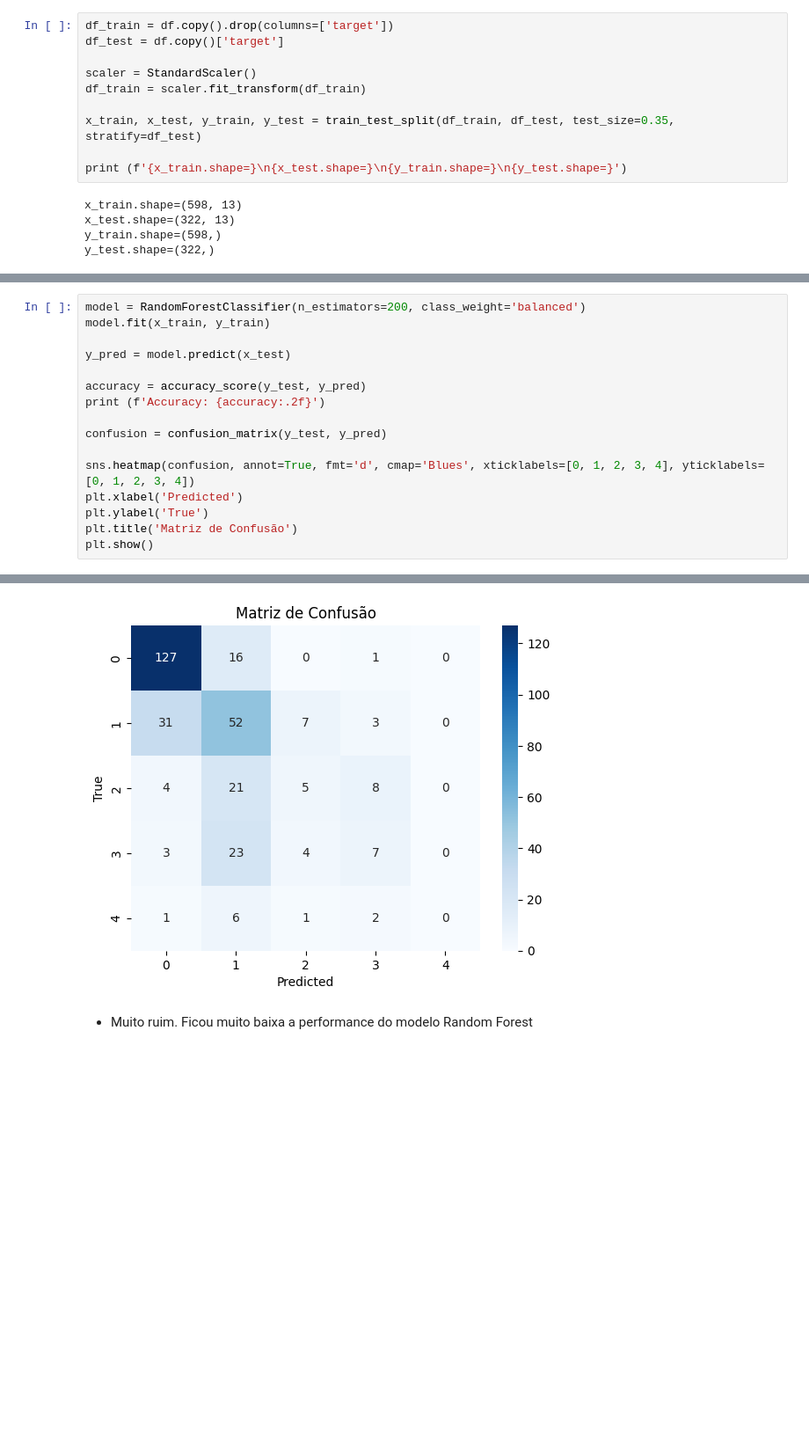
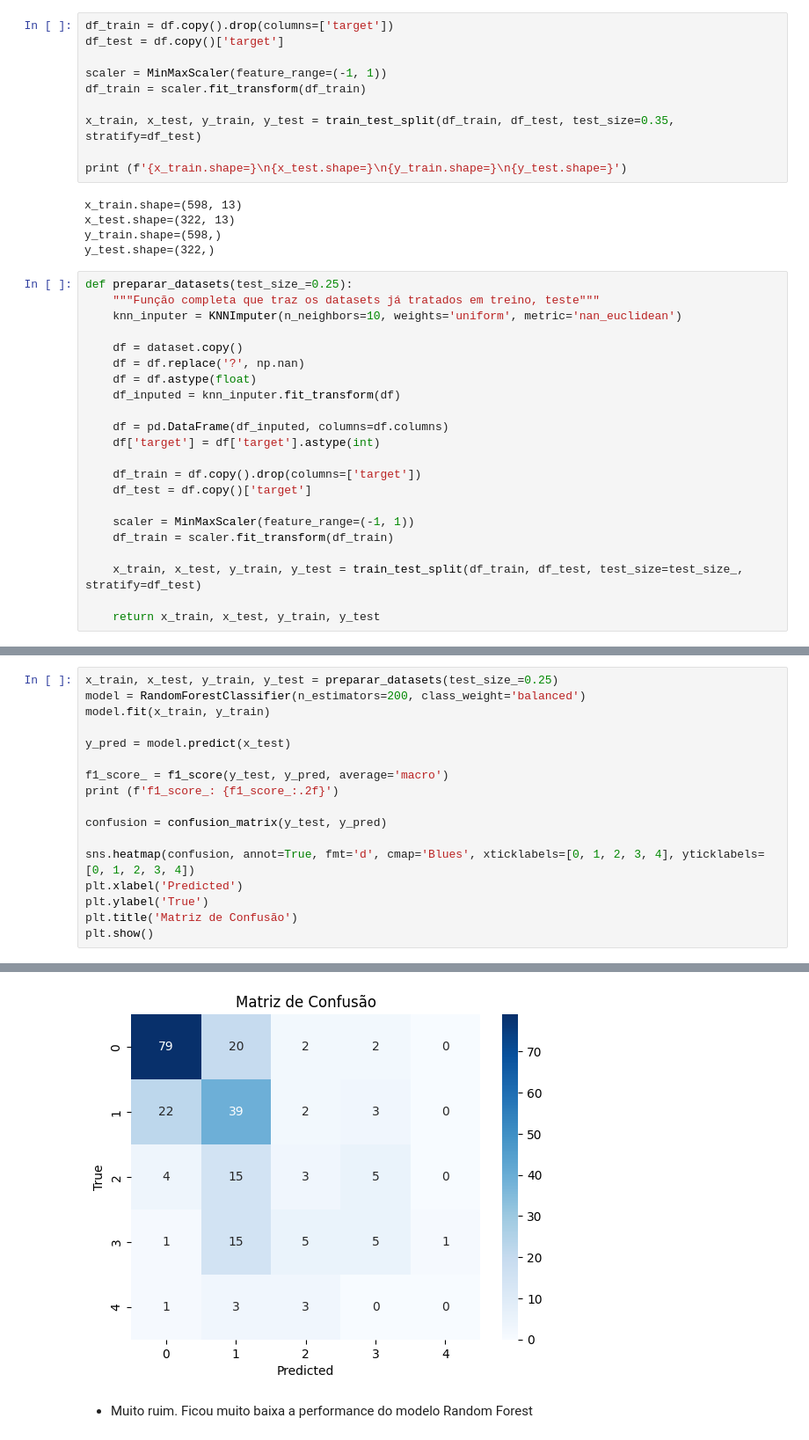
Before and after one commit to netomap/heart_disease, a Jupyter notebook: analise.ipynb, the cells around one changed output, grey strips where cells are left out. Shown at 88% size. Saved outputs shown, nothing was run; the diff lists cells and outputs as text; blank space fills up the shorter version.

```diff
--- a/analise.ipynb
+++ b/analise.ipynb
@@ -93,7 +95,7 @@ df.sample(5)
 df_train = df.copy().drop(columns=['target'])
 df_test = df.copy()['target']
 
-scaler = StandardScaler()
+scaler = MinMaxScaler(feature_range=(-1, 1))
 df_train = scaler.fit_transform(df_train)
 
 x_train, x_test, y_train, y_test = train_test_split(df_train, df_test, test_size=0.35, stratify=df_test)
@@ -104,4 +106,26 @@ x_train.shape=(598, 13)
 x_test.shape=(322, 13)
 y_train.shape=(598,)
 y_test.shape=(322,)
+# %%
+def preparar_datasets(test_size_=0.25):
+    """Função completa que traz os datasets já tratados em treino, teste"""
+    knn_inputer = KNNImputer(n_neighbors=10, weights='uniform', metric='nan_euclidean')
+
+    df = dataset.copy()
+    df = df.replace('?', np.nan)
+    df = df.astype(float)
+    df_inputed = knn_inputer.fit_transform(df)
+
+    df = pd.DataFrame(df_inputed, columns=df.columns)
+    df['target'] = df['target'].astype(int)
+
+    df_train = df.copy().drop(columns=['target'])
+    df_test = df.copy()['target']
+
+    scaler = MinMaxScaler(feature_range=(-1, 1))
+    df_train = scaler.fit_transform(df_train)
+
+    x_train, x_test, y_train, y_test = train_test_split(df_train, df_test, test_size=test_size_, stratify=df_test)
+
+    return x_train, x_test, y_train, y_test
 # %%
@@ -119,11 +148,12 @@ plt.show()
 # %%
+x_train, x_test, y_train, y_test = preparar_datasets(test_size_=0.25)
 model = RandomForestClassifier(n_estimators=200, class_weight='balanced')
 model.fit(x_train, y_train)
 
 y_pred = model.predict(x_test)
 
-accuracy = accuracy_score(y_test, y_pred)
-print (f'Accuracy: {accuracy:.2f}')
+f1_score_ = f1_score(y_test, y_pred, average='macro')
+print (f'f1_score_: {f1_score_:.2f}')
 
 confusion = confusion_matrix(y_test, y_pred)
 
@@ -137,4 +167,4 @@ Accuracy: 0.59
-[figure, old version]
+[figure, new version]
 # %% [markdown]
 - Muito ruim. Ficou muito baixa a performance do modelo Random Forest
 # %% [markdown]
```
Also changed, not shown: parts of 15 cells of this notebook.
